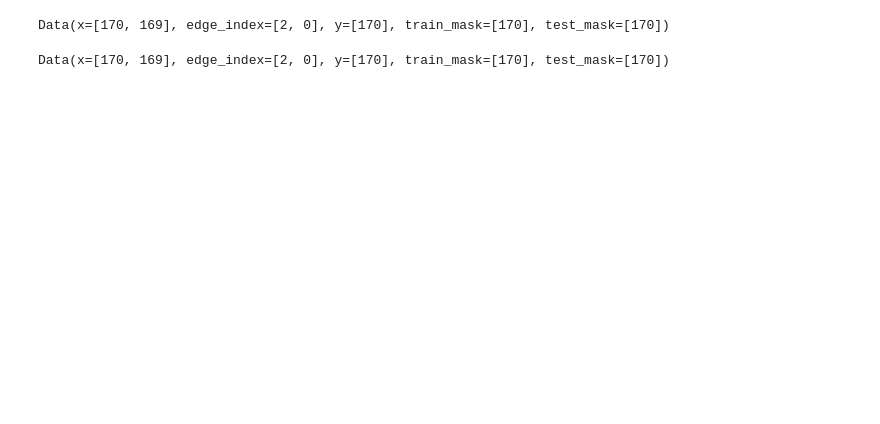
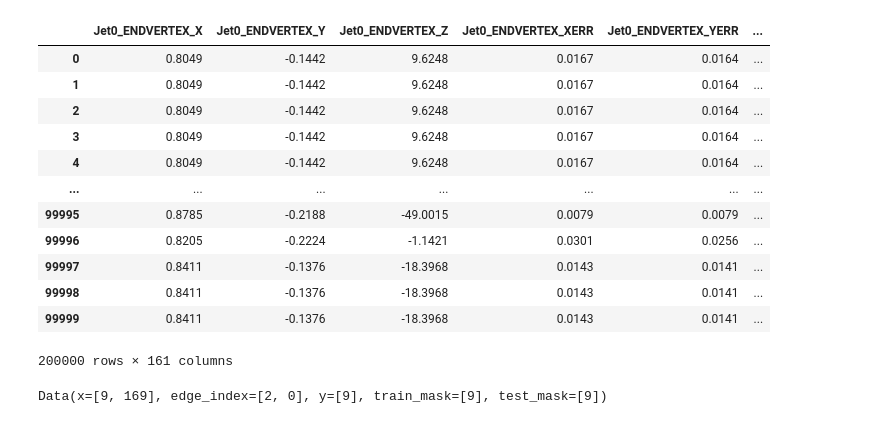
Before and after one commit to gpesticci/Jet-GNN, a Jupyter notebook: no_edges.ipynb, the cells around one changed output. Saved outputs shown, nothing was run; the diff lists cells and outputs as text; code cells hidden in the pictures; blank space fills up the shorter version.

```diff
--- a/no_edges.ipynb
+++ b/no_edges.ipynb
@@ -27 +105,20 @@ test_df = pd.concat([sig_jet0, back_jet0])
+# %%
+nodes = ['Jet0_MM', 'Jet0_PX', 'Jet0_PY', 'Jet0_PZ', 'Jet0_M', 'Jet0_PT', 'Jet0_Eta', 'Jet0_Phi', 'Jet0_NTrk']
+node_features = train_df.drop(nodes, axis=1)
+# %%
+node_features
+# %% [output]
+|  | Jet0_ENDVERTEX_X | Jet0_ENDVERTEX_Y | Jet0_ENDVERTEX_Z | Jet0_ENDVERTEX_XERR | Jet0_ENDVERTEX_YERR | ... |
+| 0 | 0.8049 | -0.1442 | 9.6248 | 0.0167 | 0.0164 | ... |
+| 1 | 0.8049 | -0.1442 | 9.6248 | 0.0167 | 0.0164 | ... |
+| 2 | 0.8049 | -0.1442 | 9.6248 | 0.0167 | 0.0164 | ... |
+| 3 | 0.8049 | -0.1442 | 9.6248 | 0.0167 | 0.0164 | ... |
+| 4 | 0.8049 | -0.1442 | 9.6248 | 0.0167 | 0.0164 | ... |
+| ... | ... | ... | ... | ... | ... | ... |
+| 99995 | 0.8785 | -0.2188 | -49.0015 | 0.0079 | 0.0079 | ... |
+| 99996 | 0.8205 | -0.2224 | -1.1421 | 0.0301 | 0.0256 | ... |
+| 99997 | 0.8411 | -0.1376 | -18.3968 | 0.0143 | 0.0141 | ... |
+| 99998 | 0.8411 | -0.1376 | -18.3968 | 0.0143 | 0.0141 | ... |
+| 99999 | 0.8411 | -0.1376 | -18.3968 | 0.0143 | 0.0141 | ... |
+200000 rows × 161 columns
 # %%
@@ -62,11 +159,7 @@ test_graph = no_edges_graph(test_df)
-# %%
-train_graph
-# %% [output]
-Data(x=[170, 169], edge_index=[2, 0], y=[170], train_mask=[170], test_mask=[170])
-# %%
-test_graph
-# %% [output]
-Data(x=[170, 169], edge_index=[2, 0], y=[170], train_mask=[170], test_mask=[170])
+# %%
+graph
+# %% [output]
+Data(x=[9, 169], edge_index=[2, 0], y=[9], train_mask=[9], test_mask=[9])
 # %%
 # Define GNN model
 class GNN(torch.nn.Module):
```
Also changed, not shown: parts of 19 cells of this notebook, 1 other file.
